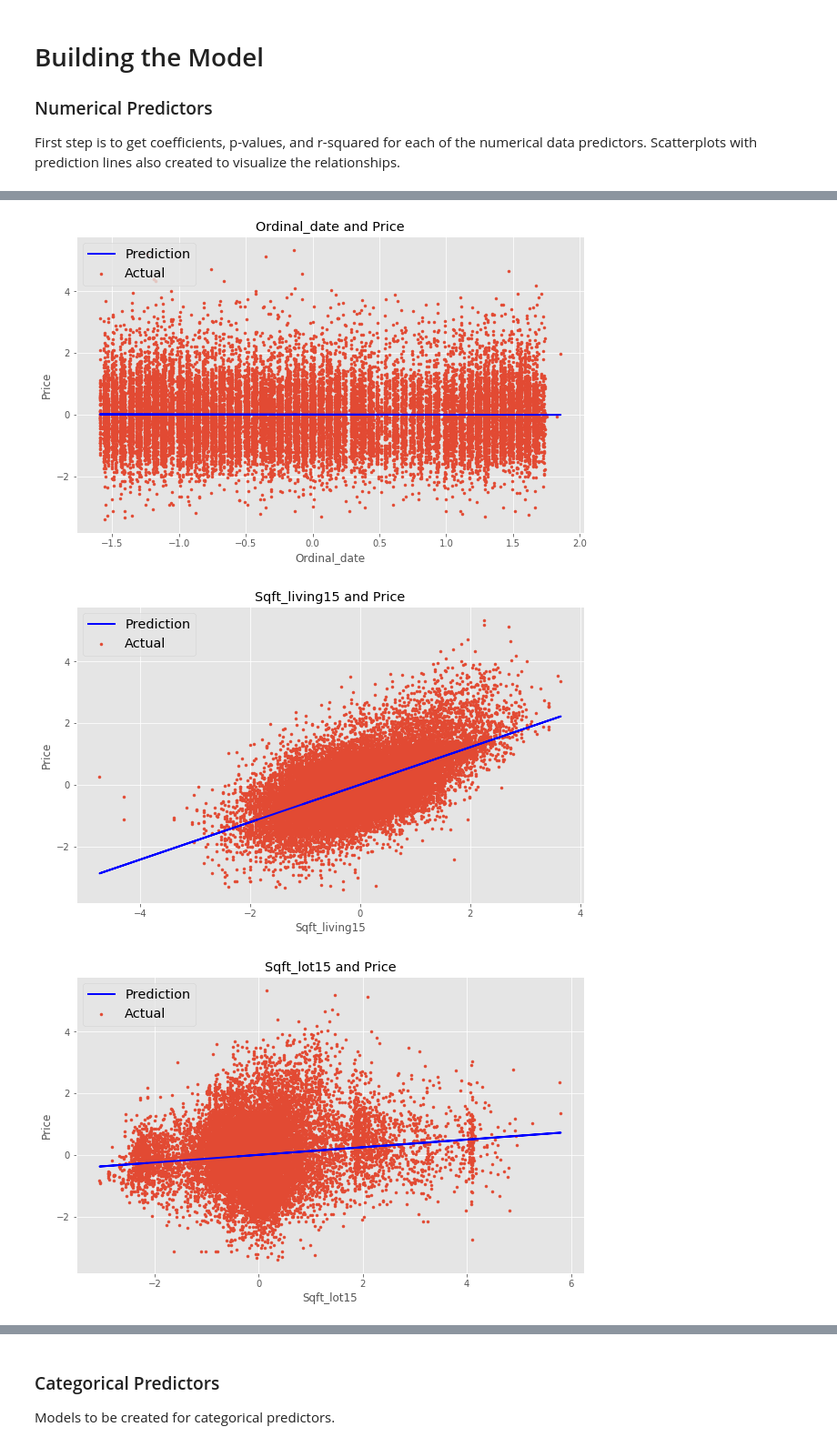
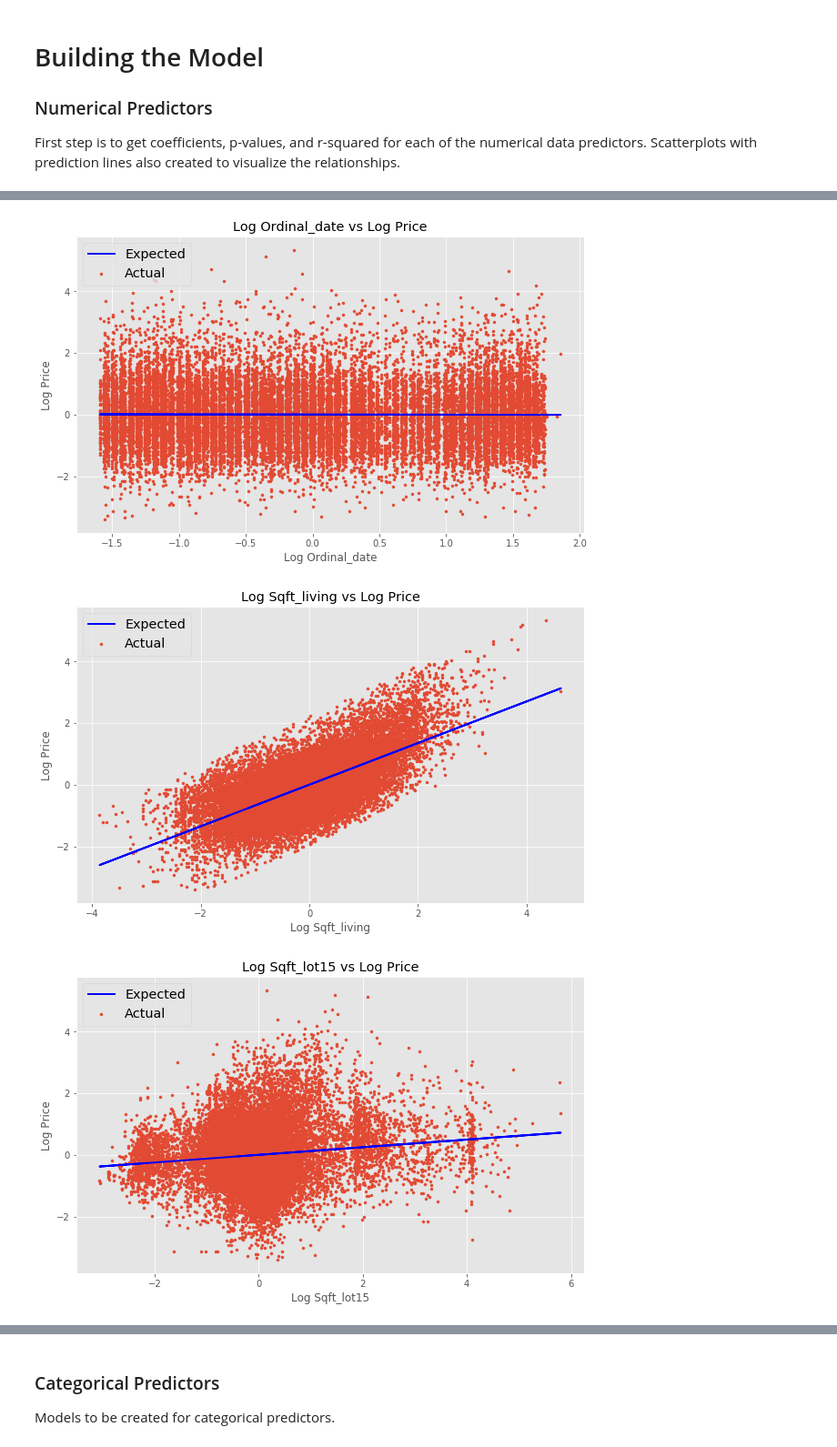
Before and after one commit to learn-co-students/dsc-1-final-project-online-ds-sp-000, a Jupyter notebook: student.ipynb, the cells around one changed output, grey strips where cells are left out. Shown at 91% size. Cells and saved outputs as stored; diff of their text form; code cells hidden in the pictures.

```diff
--- a/student.ipynb
+++ b/student.ipynb
@@ -367,0 +363,8 @@ coll_check(housing_data.drop(columns=['grade', 'view', 'long', 'sqft_living', 's
+# %%
+# Create columns that show the ratio of each to the total square footage of the home
+housing_data['bed_sqft_ratio'] = housing_data['bedrooms'] / housing_data['sqft_living']
+housing_data['bath_sqft_ratio'] = housing_data['bathrooms'] / housing_data['sqft_living']
+housing_data['floors_sqft_ratio'] = housing_data['floors'] / housing_data['sqft_living']
+# %%
+to_drop = ['bathrooms', 'sqft_above', 'sqft_basement', 'sqft_living15', 'bedrooms', 'floors', 'sqft_lot', 'yr_built', 'long', 'grade', 'view']
+coll_check(housing_data.drop(columns=to_drop))
@@ -368,8 +375,6 @@ coll_check(housing_data.drop(columns=['grade', 'view', 'long', 'sqft_living', 's
 # %%
 # Drop necessary columns and save to new dataframe
-to_drop = ['id', 'date', 'grade', 'view', 'long', 'yr_built',
-           'sqft_living', 'sqft_lot', 'sqft_above', 'sqft_basement',
-           'bathrooms', 'floors', 'bedrooms']
+to_drop = to_drop + ['id', 'date'] # id is not a predictor, and date has been converted to ordinal and month
 housing_data_cleaned = housing_data.drop(columns=to_drop)
 housing_data_cleaned.head()
 # %% [output]
@@ -404,7 +409,7 @@ plt.savefig('hist_orig_housing_data.png', dpi=100)
 # %% [markdown]
 ## Z-Score Standardization and Log Normalization
 # %%
-numerical_columns = ['condition', 'lat', 'ordinal_date', 'sqft_living15', 'sqft_lot15', 'price']
+numerical_columns = ['condition', 'lat', 'ordinal_date', 'sqft_living', 'sqft_lot15', 'bed_sqft_ratio', 'bath_sqft_ratio', 'floors_sqft_ratio', 'price']
 
 for column in numerical_columns:
     housing_data_cleaned[column] = np.log(housing_data_cleaned[column])
@@ -444,7 +454,7 @@ for column in numerical_columns:
 ### Numerical Predictors
 First step is to get coefficients, p-values, and r-squared for each of the numerical data predictors. Scatterplots with prediction lines also created to visualize the relationships.
 # %%
-predictors = housing_data_cleaned.loc[:, ['condition', 'lat', 'ordinal_date', 'sqft_living15', 'sqft_lot15']].columns
+predictors = housing_data_cleaned.loc[:, numerical_columns[:-1]].columns
 
 results = [['Variable', 'R Squared', 'Intercept', 'Slope', 'P Value']]
 
@@ -454,13 +464,13 @@ for predictor in predictors:
     results.append([predictor, model.rsquared, model.params[0], model.params[1], model.pvalues[1]])
     y_pred = model.predict()
     plt.figure(figsize=(10, 6))
-    plt.title(predictor.capitalize() + ' and Price')
-    plt.xlabel(predictor.capitalize())
-    plt.ylabel('Price')
+    plt.title('Log ' + predictor.capitalize() + ' vs Log Price')
+    plt.xlabel('Log ' + predictor.capitalize())
+    plt.ylabel('Log Price')
     plt.scatter(housing_data_cleaned[predictor], housing_data_cleaned['price'], marker='.', label='Actual')
-    plt.plot(housing_data_cleaned[predictor], y_pred, color='b', lw=2, label='Prediction')
+    plt.plot(housing_data_cleaned[predictor], y_pred, color='b', lw=2, label='Expected')
     plt.legend(loc=2, fontsize='x-large')
-    plt.savefig('scatter_' + f + '.png', dpi=100)
+    plt.savefig('scatter_log_' + f + '.png', dpi=100)
 
 result_df = pd.DataFrame(results[1:],columns=results[0])
 result_df
@@ -476,3 +489,3 @@ result_df
-[figure, old version]
+[figure, new version]
-[figure, old version]
+[figure, new version]
-[figure, old version]
+[figure, new version]
```
Also changed, not shown: parts of 50 cells of this notebook, 30 other files.
